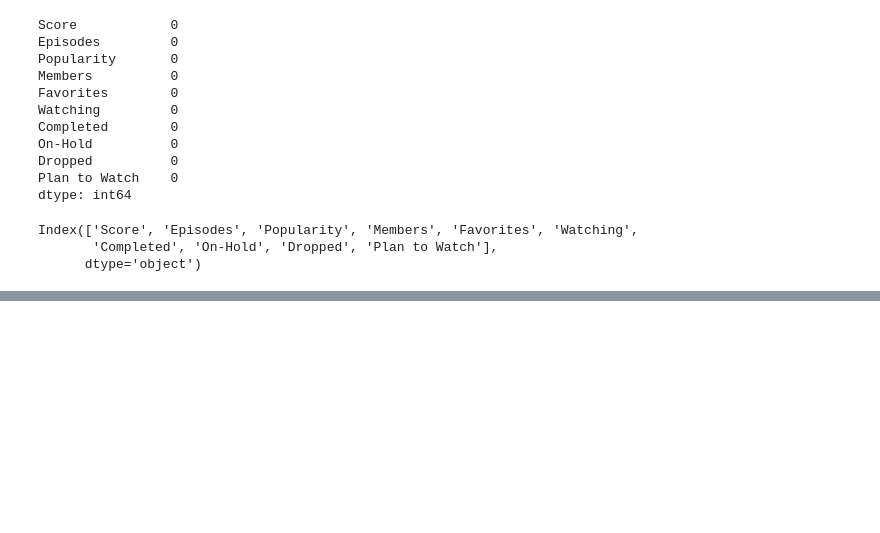
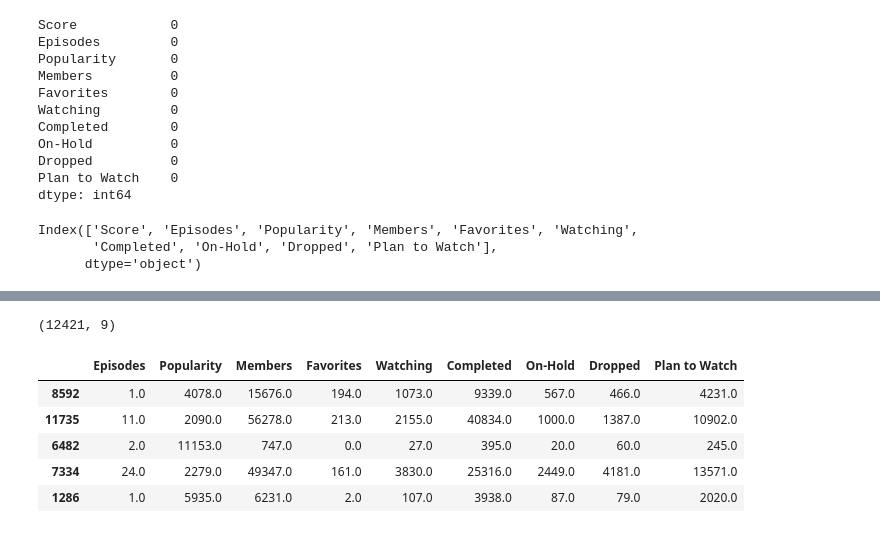
Before and after one commit to EddyGiusepe/Recommendation_of_MyAnimeList_2021, a Jupyter notebook: RecomendacaoAnime_2020.ipynb, the cells around one changed output, grey strips where cells are left out. Drawn from its saved outputs; the diff is of its cells as text; code cells hidden in the pictures; blank space fills up the shorter version.

```diff
--- a/RecomendacaoAnime_2020.ipynb
+++ b/RecomendacaoAnime_2020.ipynb
@@ -111,0 +136,17 @@ Index(['Score', 'Episodes', 'Popularity', 'Members', 'Favorites', 'Watching',
+# %%
+# Agora para X:
+
+X = df.drop(['Score'], axis=1)
+# %%
+X.shape
+# %% [output]
+(12421, 9)
+# %%
+X.sample(5)
+# %% [output]
+|  | Episodes | Popularity | Members | Favorites | Watching | Completed | On-Hold | Dropped | Plan to Watch |
+| 8592 | 1.0 | 4078.0 | 15676.0 | 194.0 | 1073.0 | 9339.0 | 567.0 | 466.0 | 4231.0 |
+| 11735 | 11.0 | 2090.0 | 56278.0 | 213.0 | 2155.0 | 40834.0 | 1000.0 | 1387.0 | 10902.0 |
+| 6482 | 2.0 | 11153.0 | 747.0 | 0.0 | 27.0 | 395.0 | 20.0 | 60.0 | 245.0 |
+| 7334 | 24.0 | 2279.0 | 49347.0 | 161.0 | 3830.0 | 25316.0 | 2449.0 | 4181.0 | 13571.0 |
+| 1286 | 1.0 | 5935.0 | 6231.0 | 2.0 | 107.0 | 3938.0 | 87.0 | 79.0 | 2020.0 |
```
Also changed, not shown: parts of 13 cells of this notebook.
